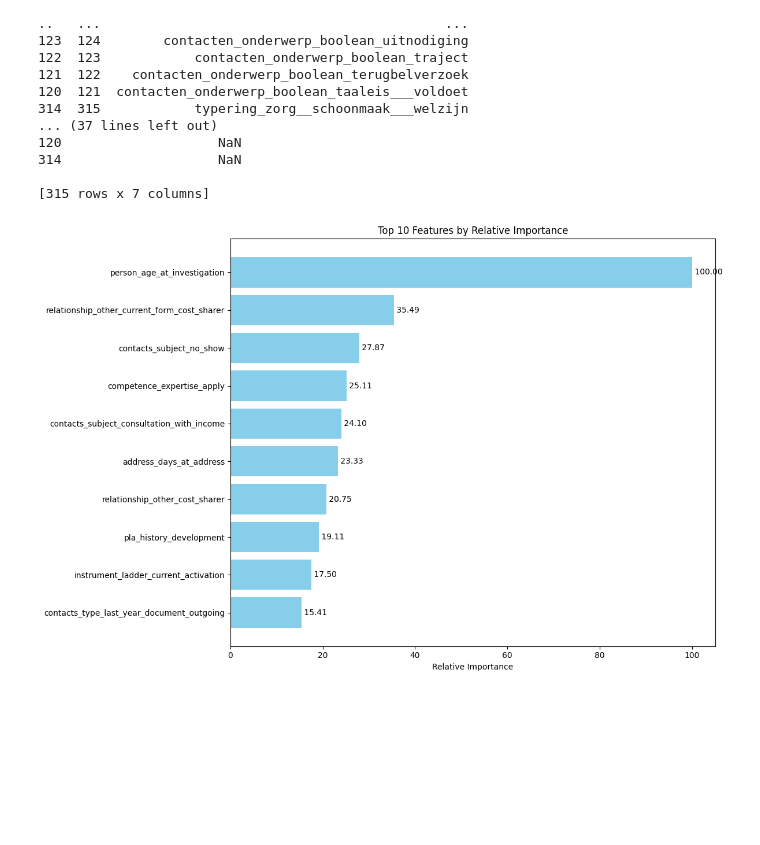
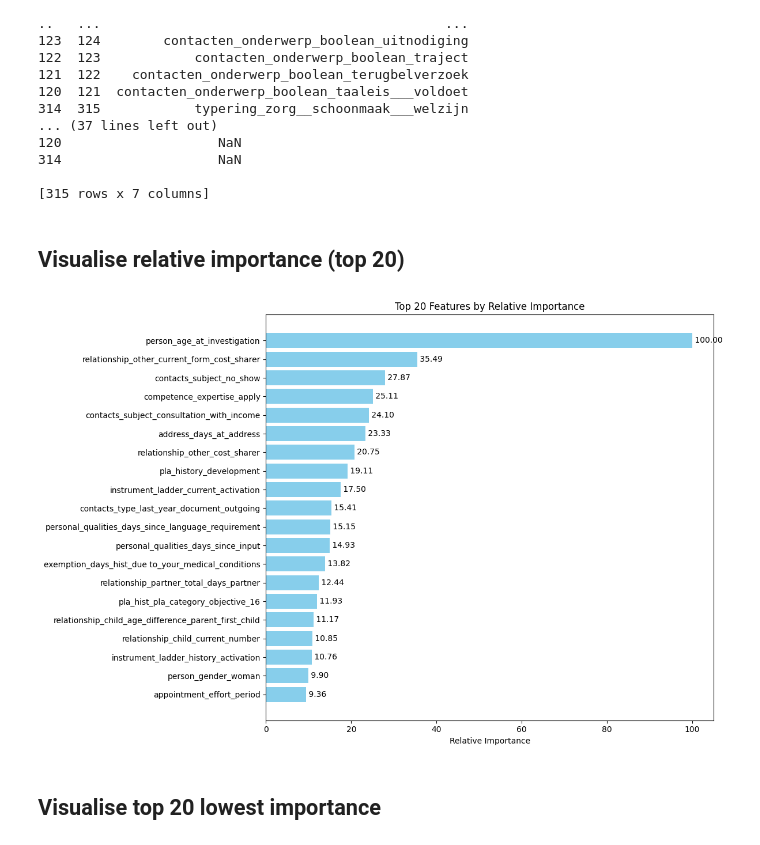
Before and after one commit to yulinchen03/TestingProject, a Jupyter notebook: src/team_2/model_2_visualisation.ipynb, the cells around one changed output. Cells and saved outputs as stored; diff of their text form; code cells hidden in the pictures; blank space fills up the shorter version.

```diff
--- a/src/team_2/model_2_visualisation.ipynb
+++ b/src/team_2/model_2_visualisation.ipynb
@@ -99,32 +117,36 @@ print(data_desc_sorted)
 314                    NaN
 
 [315 rows x 7 columns]
+# %% [markdown]
+## Visualise relative importance (top 20)
 # %%
 # visualise data description with imporant weight in histogram
 import matplotlib.pyplot as plt
 import matplotlib.colors as mcolors
 # Select the top 10 features
-top_10 = data_desc_sorted.head(10)
+top_20 = data_desc_sorted.head(20)
 # For better visualization, reverse the DataFrame to have the highest importance at the top
-top_10 = top_10[::-1]
+top_20 = top_20[::-1]
 
 # Set the figure size for better readability
 plt.figure(figsize=(12, 8))
 
 # Create a horizontal bar chart
-plt.barh(top_10['Feature (en)'], top_10['Relative importance'], color='skyblue')
+plt.barh(top_20['Feature (en)'], top_20['Relative importance'], color='skyblue')
 
 # Add labels and title
 plt.xlabel('Relative Importance')
-plt.title('Top 10 Features by Relative Importance')
+plt.title('Top 20 Features by Relative Importance')
 
 # Display the values on the bars
-for index, value in enumerate(top_10['Relative importance']):
+for index, value in enumerate(top_20['Relative importance']):
     plt.text(value, index, f' {value:.2f}', va='center')
 
 # Show the plot
 plt.tight_layout()
 plt.show()
 # %% [output]
-[figure, old version]
+[figure, new version]
+# %% [markdown]
+## Visualise top 20 lowest importance
 # %%
```
Also changed, not shown: parts of 6 cells of this notebook.
